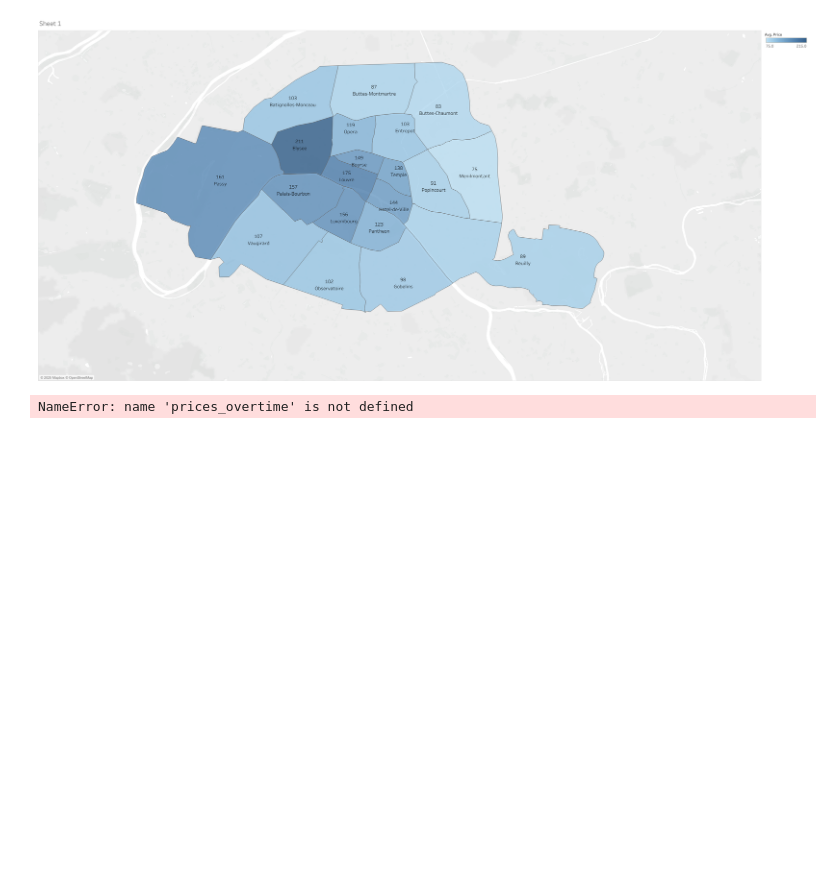
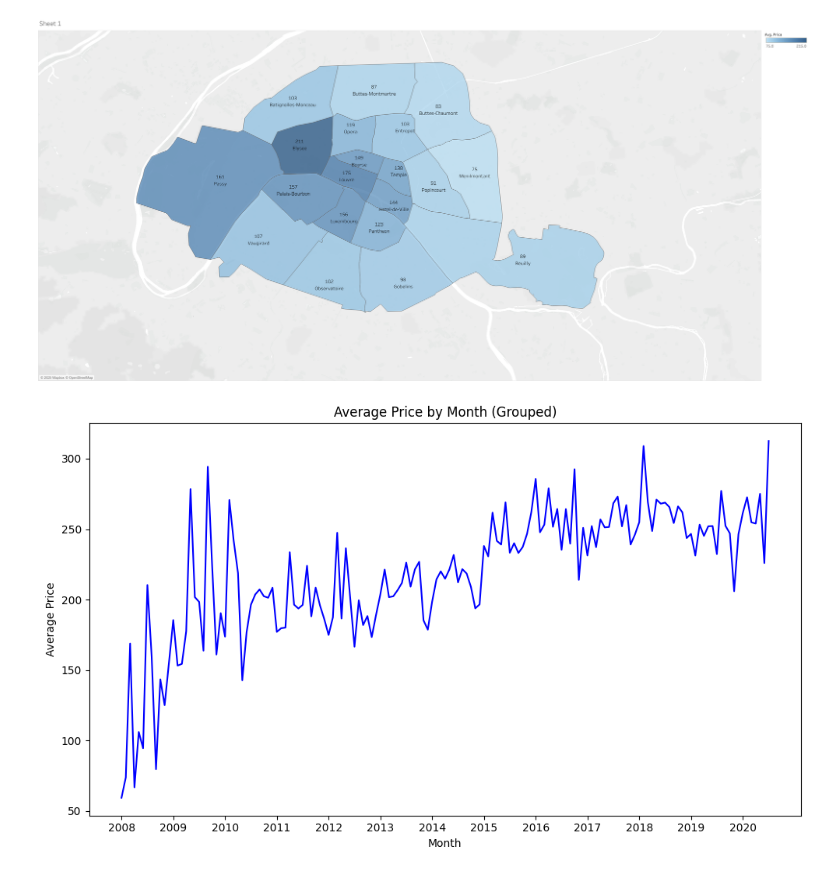
Before and after one commit to EwaWo94/Airbnb, a Jupyter notebook: airbnb-paris.ipynb, the cells around one changed output. Cells and saved outputs as stored; diff of their text form; code cells hidden in the pictures; blank space fills up the shorter version.

```diff
--- a/airbnb-paris.ipynb
+++ b/airbnb-paris.ipynb
@@ -195,25 +195,27 @@ display(img)
 # %% [output]
 [figure]
 # %%
+prices_overtime = listings[['price', 'host_since']].copy()
+
 # Extracting year and month from 'host_since' date
 prices_overtime['month'] = prices_overtime['host_since'].dt.to_period('M')
 
 # Grouping by month and calculating the average price
 prices_overtime_monthly = prices_overtime.groupby('month').agg({'price': 'mean'}).reset_index()
 
 # Checking for missing data
 prices_overtime_monthly = prices_overtime_monthly.dropna()
 
 # Plotting
 plt.figure(figsize=(10, 6))
 plt.plot(prices_overtime_monthly['month'].astype(str), prices_overtime_monthly['price'], linestyle='-', color='b')
 plt.xlabel('Month')
 plt.ylabel('Average Price')
 plt.title('Average Price by Month (Grouped)')
 plt.xticks([i for i in range(0, len(prices_overtime_monthly), 12)],
            [str(prices_overtime_monthly['month'].iloc[i].year) for i in range(0, len(prices_overtime_monthly), 12)])
 
 plt.tight_layout()
 plt.show()
 # %% [output]
-NameError: name 'prices_overtime' is not defined
+[figure, added]
```
Also changed, not shown: parts of 1 cell of this notebook.
